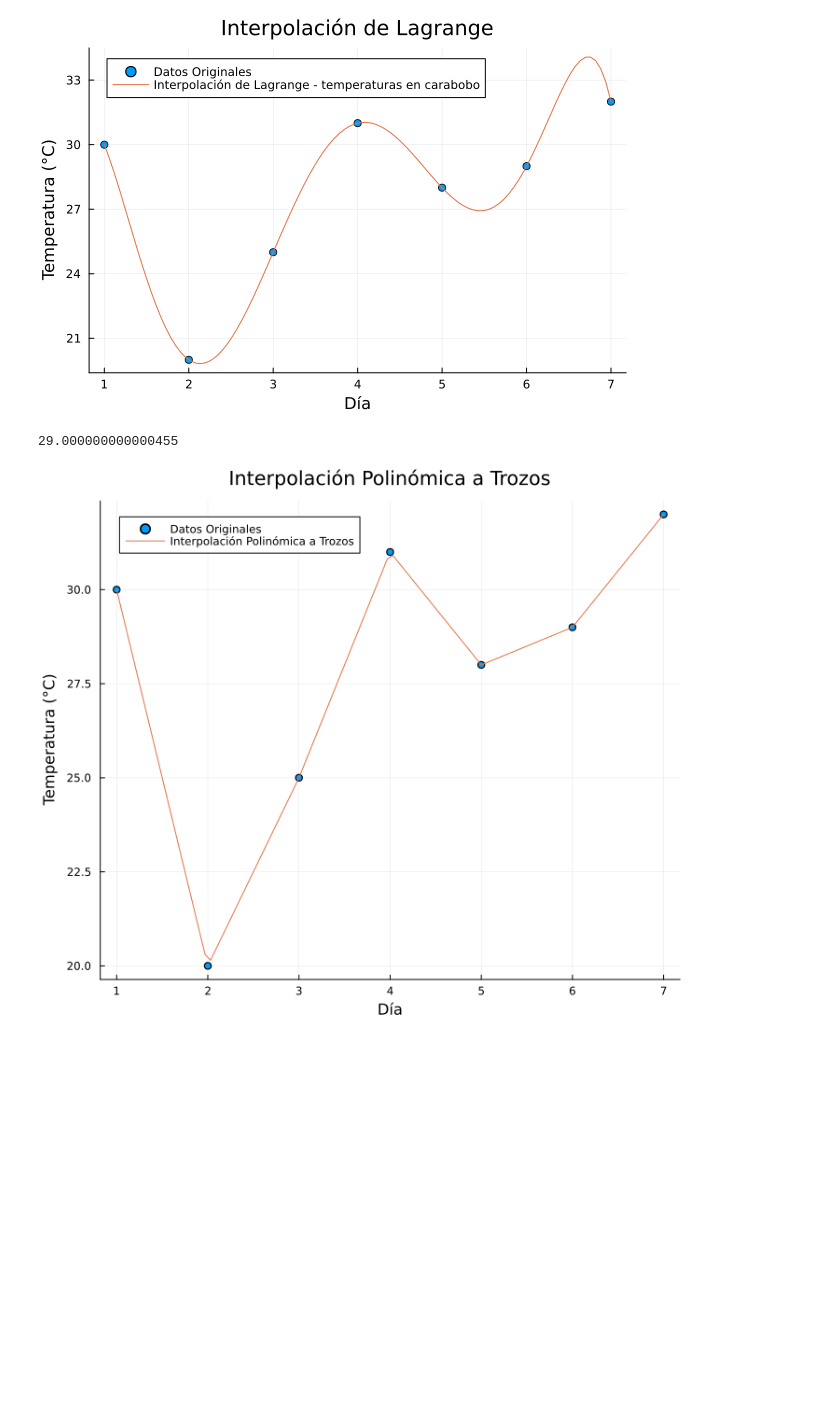
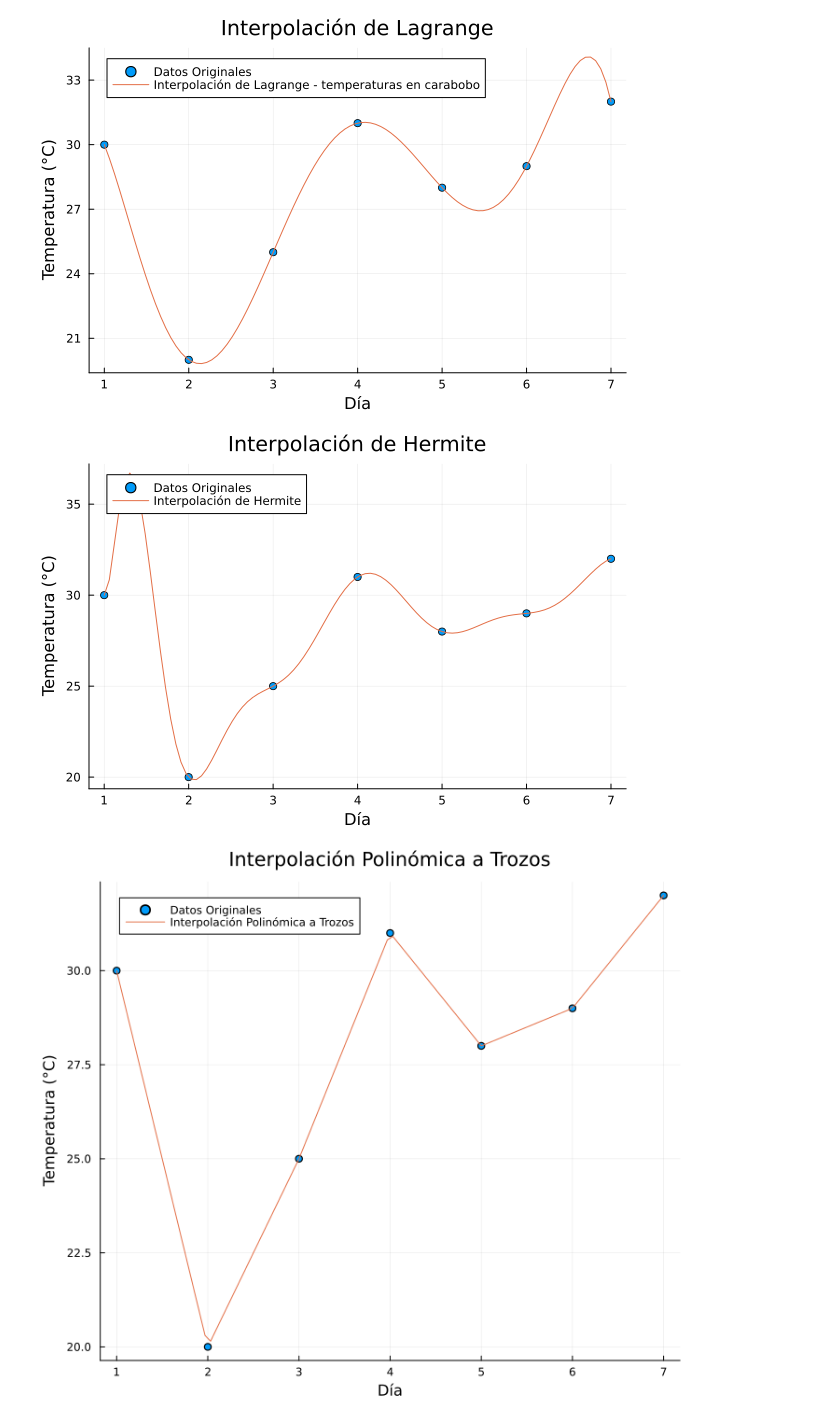
Before and after one commit to EmilioUzcategui/pruebas-grupales-calculo-numerico, a Jupyter notebook: parciales/proyecto2_calculo_numerico.ipynb, the cells around one changed output. Drawn from its saved outputs; the diff is of its cells as text; code cells hidden in the pictures; blank space fills up the shorter version.

Commit message:
Se agrega la gráfica para la interpolación de Hermite

```diff
--- a/parciales/proyecto2_calculo_numerico.ipynb
+++ b/parciales/proyecto2_calculo_numerico.ipynb
@@ -139,35 +144,40 @@ function difDivididas(xi, f_xi, df_xi)
     return coeficientesF
 end
 
 
 function hermite(xi, f_xi, x)
     df_xi = []
     producto = 1
 
     for i in 1:length(f_xi)-1
         if i == 1
             push!(df_xi, (f_xi[i+1] - f_xi[i])/2)
         end
         push!(df_xi, (f_xi[i+1] - f_xi[i])/2)
     end
 
     c = difDivididas(xi, f_xi, df_xi)
     aprox = c[1]
     j = 1
 
     for i in 1:length(c)-1
         producto = producto * (x - xi[j])
         aprox = aprox + c[i+1]*producto
         if i % 2 == 0
             j += 1
         end
     end
     return aprox
 end
 
-print(hermite(dias, temperaturas, 6))
+x_range = range(minimum(dias), stop=maximum(dias), length=100)
+y_range = [hermite(dias, temperaturas, x) for x in x_range]
+
+plot(dias, temperaturas, seriestype=:scatter, label="Datos Originales", xlabel="Día", ylabel="Temperatura (°C)",
+    title="Interpolación de Hermite", legend=:topleft, grid=true)
+plot!(x_range, y_range, label="Interpolación de Hermite")
 # %% [output]
-29.000000000000455
+[figure, added]
 # %%
 
 # Importar numpy y sympy
```
Also changed, not shown: parts of 3 cells of this notebook.
